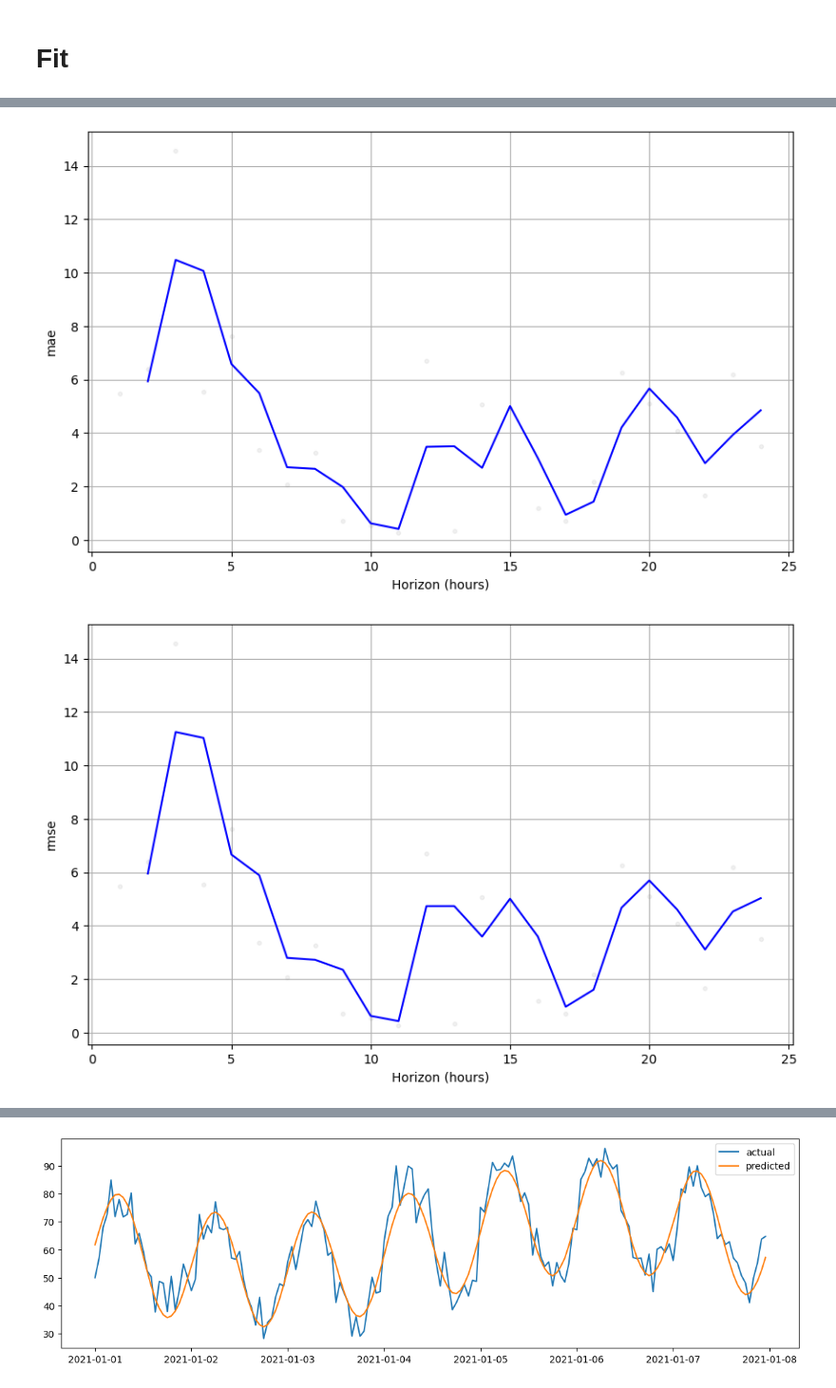
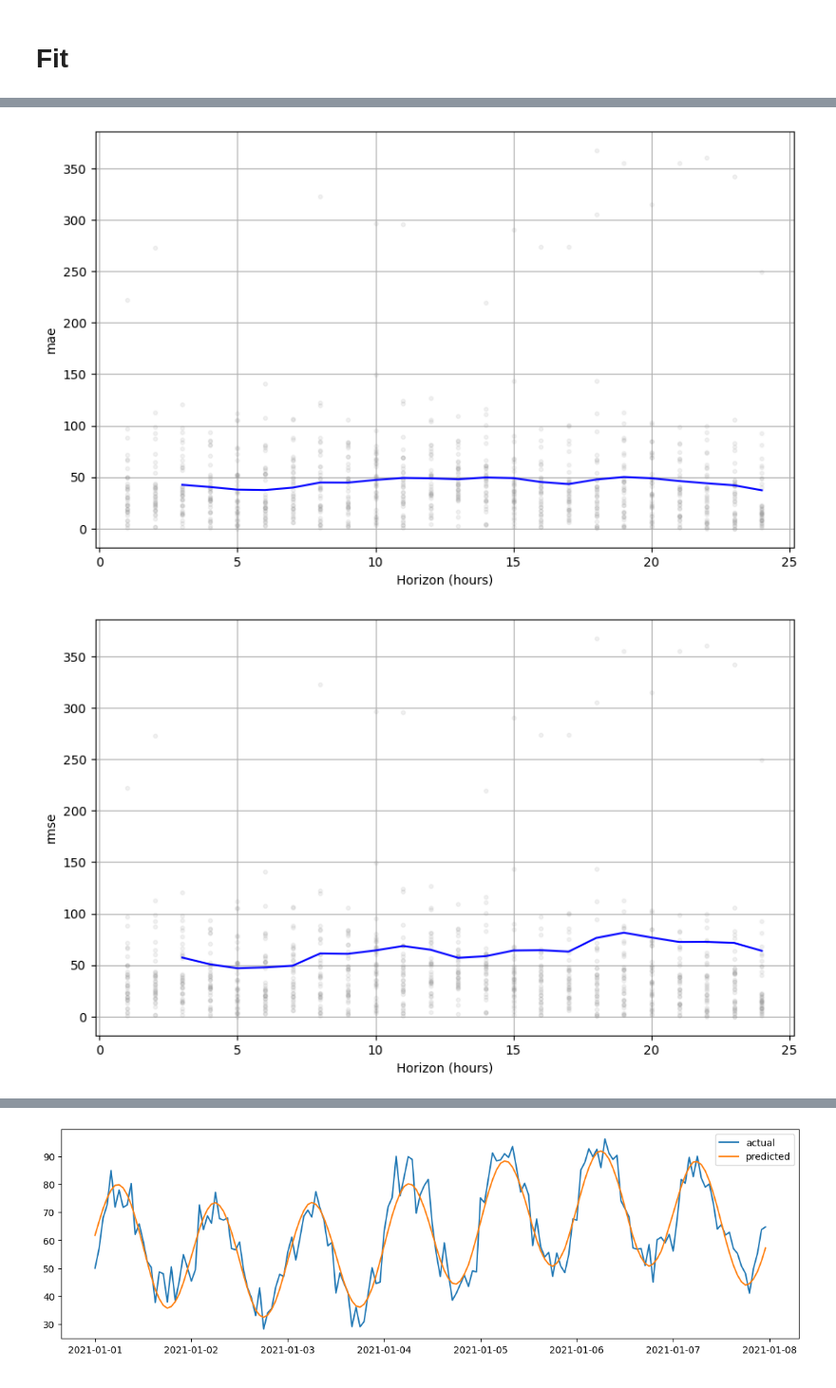
Before and after one commit to DaveGiGi/Duckstradamus, a Jupyter notebook: Model_Prophet/Prophet.ipynb, the cells around one changed output, grey strips where cells are left out. Shown at 95% size. Saved outputs shown, nothing was run; the diff lists cells and outputs as text; code cells hidden in the pictures.

Commit message:
clean data and first prophet run

```diff
--- a/Model_Prophet/Prophet.ipynb
+++ b/Model_Prophet/Prophet.ipynb
@@ -27,0 +97,9 @@ NameError: name 'wholesale_price_array' is not defined
+# %%
+# lag all other node prices by 24h (production is still leakage)
+
+price_cols = [c for c in df_prophet.columns if 'el_price' in c and c != 'y']
+
+for col in price_cols:
+    df_prophet[col] = df_prophet[col].shift(24)
+
+df_prophet.dropna(inplace=True)
@@ -87,14 +175,21 @@ m.add_seasonality(
     fourier_order=5,
 )
 
+# Annual cycle - critical for NZ hydro-dependent pricing
+m.add_seasonality(
+    name='yearly',
+    period=365.25,
+    fourier_order=10,
+)
+
 #regressors tell Prophet which columns are used as feature. this loop adds all columns as feature
 exclude = ['ds', 'y']  # CHANGE TO ACTUAL NAMES OF DATETIME AND WHOLESALEPIRCE-TARGET COLUMN
-regressors = [col for col in df.columns if col not in exclude]
+regressors = [col for col in df_prophet.columns if col not in exclude]
 
 for col in regressors:
     m.add_regressor(col)
 # %% [markdown]
 # Fit
 # %%
-m.fit(df)
+m.fit(df_prophet)
 # %% [output]
@@ -106,16 +201,13 @@ m.fit(df)
 # %%
 from prophet.diagnostics import cross_validation, performance_metrics
 
-df_cv = cross_validation(
+# test with just 3 folds to gauge speed
+df_cv_test = cross_validation(
     m,
-    initial='1800 days',   # train on first 2 years
-    period='90 days',     # retrain every 30 days
-    horizon='1 days',     # evaluate up to 24h ahead
-    parallel='processes'  # speeds it up significantly
+    initial='1095 days',
+    period='30 days',  # ~24 folds only
+    horizon='1 days',
+    parallel='processes'
 )
-
-#get and print performance matrix
-metrics = performance_metrics(df_cv)
-print(metrics[['horizon', 'mae', 'rmse', 'mape']])
 # %% [output]
 Importing plotly failed. Interactive plots will not work.
@@ -141,16 +253,16 @@ Importing plotly failed. Interactive plots will not work.
 # %%
 #plot error
 
 from prophet.plot import plot_cross_validation_metric
 import matplotlib.pyplot as plt
 
-fig1 = plot_cross_validation_metric(df_cv, metric='mae')
+fig1 = plot_cross_validation_metric(df_cv_test, metric='mae')
 plt.show()
 plt.close(fig1)
 
-fig2 = plot_cross_validation_metric(df_cv, metric='rmse')
+fig2 = plot_cross_validation_metric(df_cv_test, metric='rmse')
 plt.show()
 plt.close(fig2)
 # %% [output]
-[figure, old version]
+[figure, new version]
-[figure, old version]
+[figure, new version]
```
Also changed, not shown: parts of 12 cells of this notebook, 4 other files.
